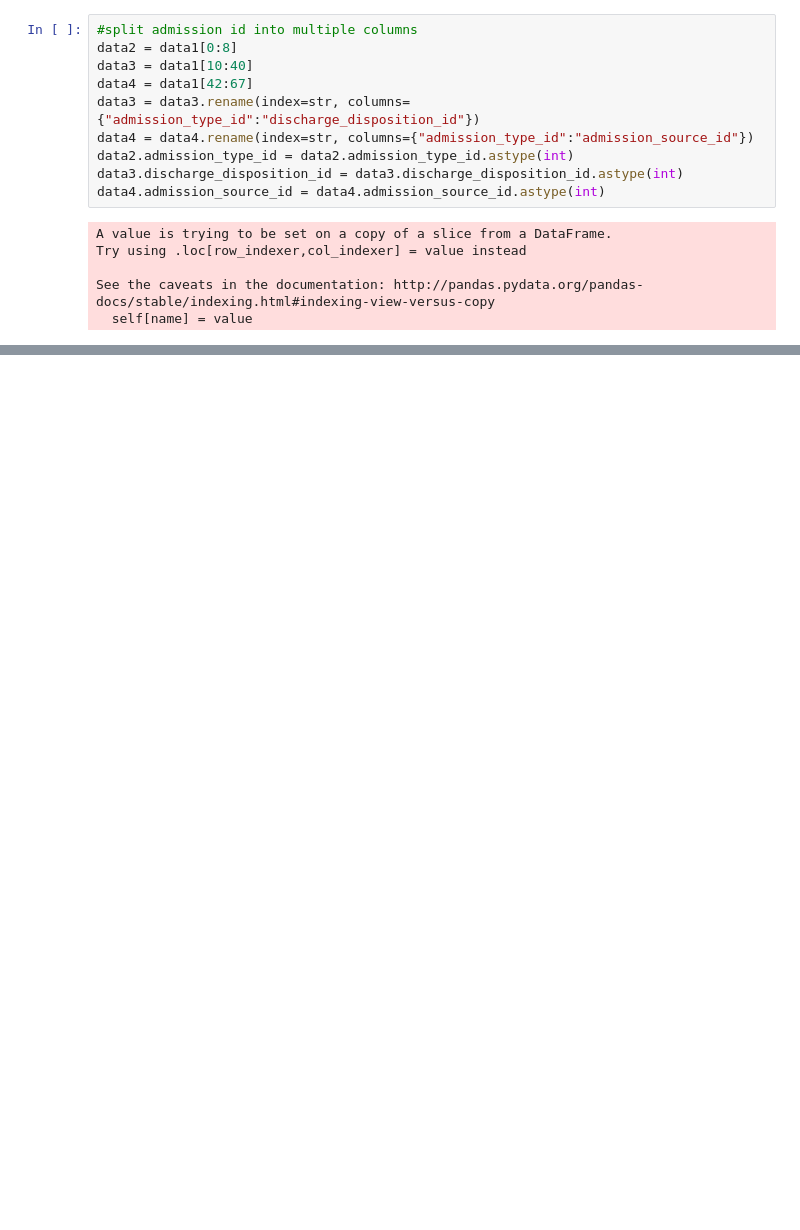
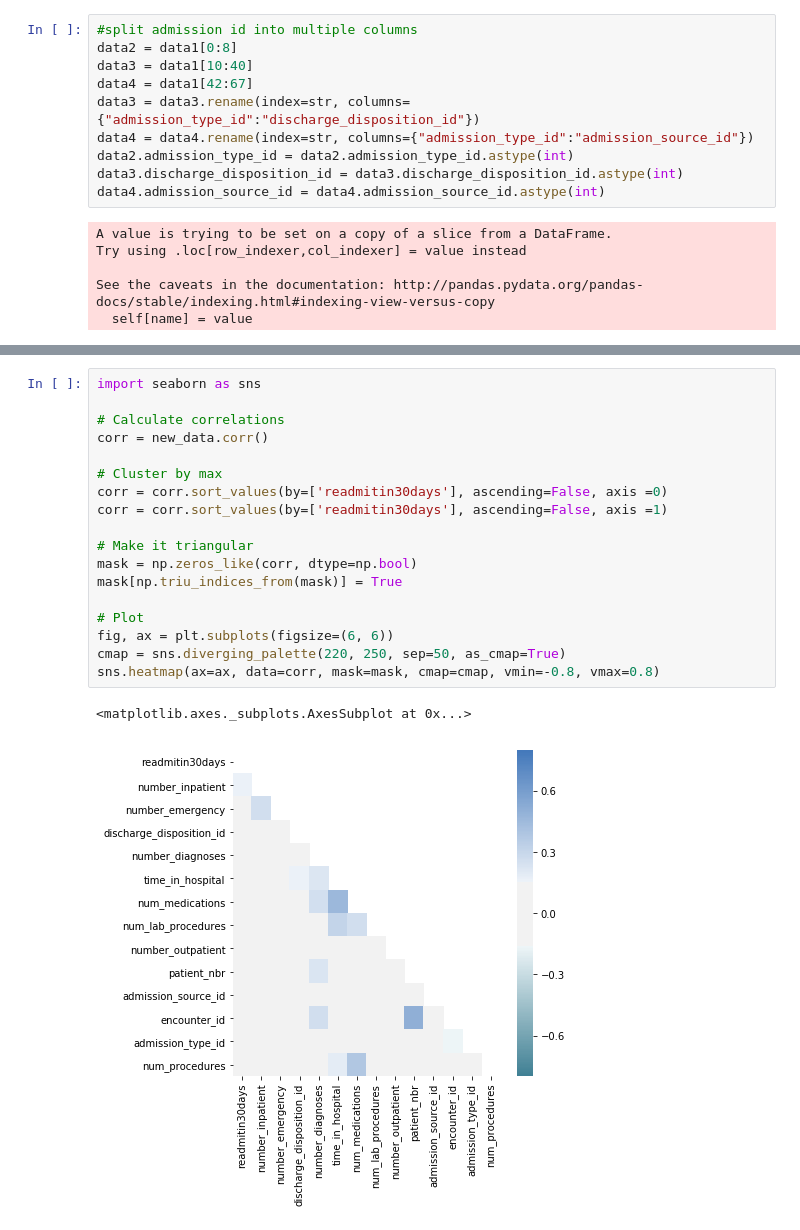
Before and after one commit to joonsooro/UnitedHealthcare, a Jupyter notebook: Jason/united healthcare data cleaning.ipynb, the cells around one changed output, grey strips where cells are left out. Cells and saved outputs as stored; diff of their text form; blank space fills up the shorter version.

```diff
--- a/Jason/united healthcare data cleaning.ipynb
+++ b/Jason/united healthcare data cleaning.ipynb
@@ -99,0 +113,21 @@ new_data
+# %%
+import seaborn as sns
+
+# Calculate correlations
+corr = new_data.corr()
+
+# Cluster by max
+corr = corr.sort_values(by=['readmitin30days'], ascending=False, axis =0)
+corr = corr.sort_values(by=['readmitin30days'], ascending=False, axis =1)
+
+# Make it triangular
+mask = np.zeros_like(corr, dtype=np.bool)
+mask[np.triu_indices_from(mask)] = True
+
+# Plot
+fig, ax = plt.subplots(figsize=(6, 6))
+cmap = sns.diverging_palette(220, 250, sep=50, as_cmap=True)
+sns.heatmap(ax=ax, data=corr, mask=mask, cmap=cmap, vmin=-0.8, vmax=0.8)
+# %% [output]
+<matplotlib.axes._subplots.AxesSubplot at 0x...>
+[figure, added]
```
Also changed, not shown: parts of 5 cells of this notebook.
